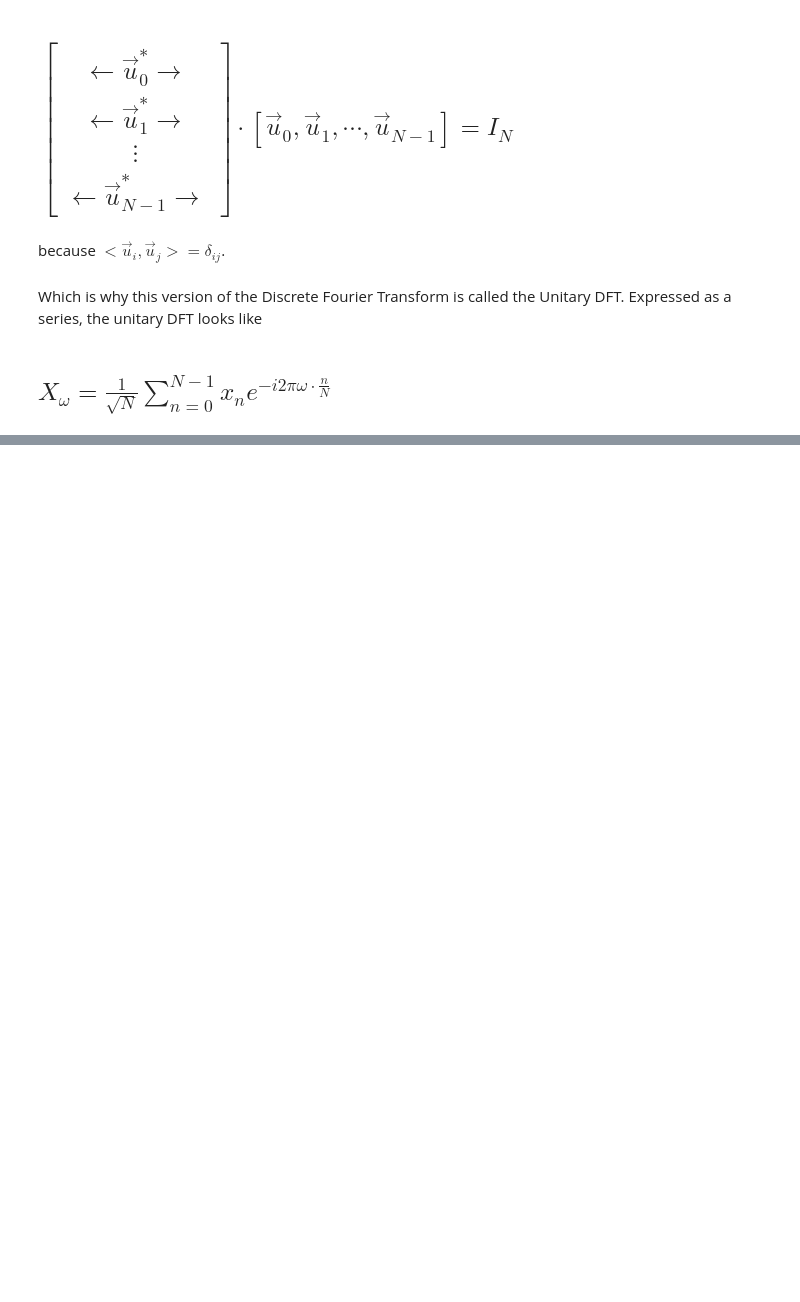
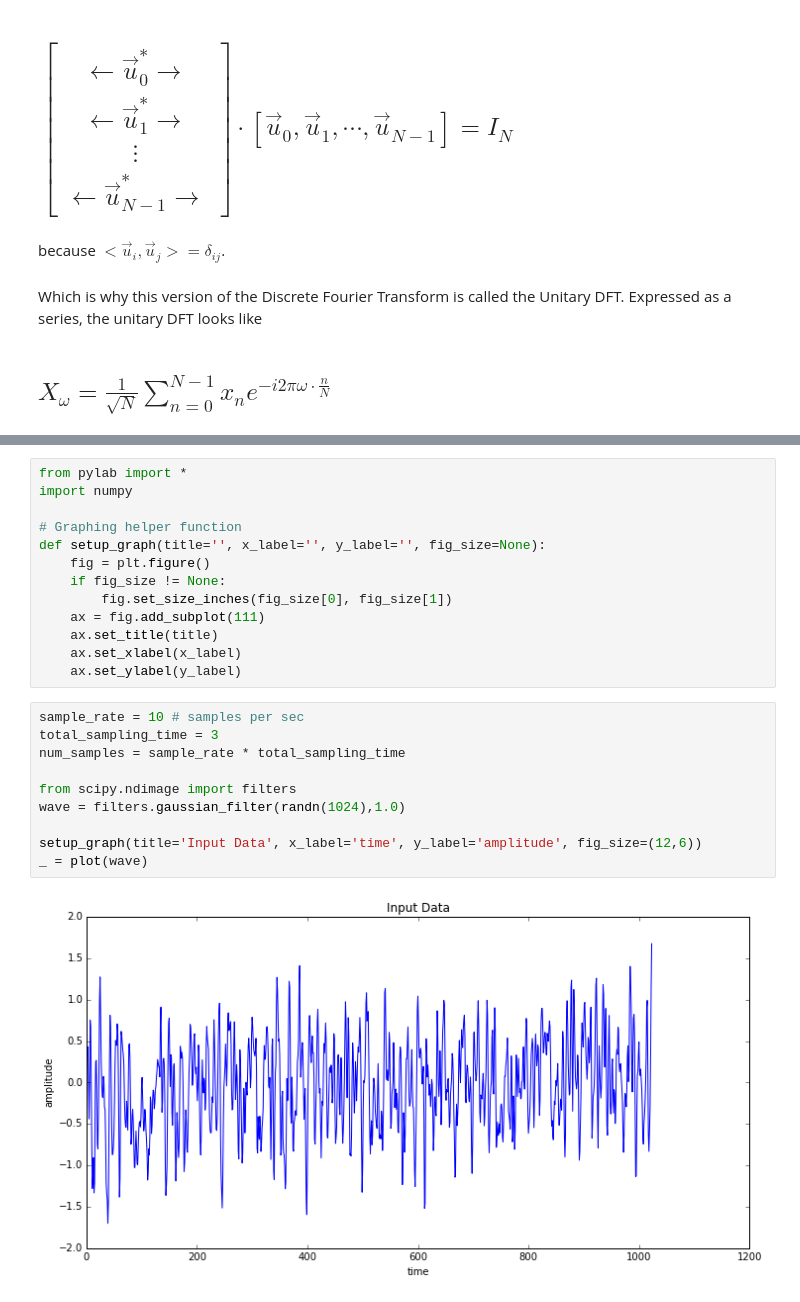
Before and after one commit to kylehovey/Fourier-Transform-Notebook, a Jupyter notebook: The Discrete Fourier Transform.ipynb, the cells around one changed output, grey strips where cells are left out. Saved outputs shown, nothing was run; the diff lists cells and outputs as text; blank space fills up the shorter version.

```diff
--- a/The Discrete Fourier Transform.ipynb
+++ b/The Discrete Fourier Transform.ipynb
@@ -142,0 +153,25 @@ Which is why this version of the Discrete Fourier Transform is called the Unitar
+# %%
+from pylab import *
+import numpy
+
+# Graphing helper function
+def setup_graph(title='', x_label='', y_label='', fig_size=None):
+    fig = plt.figure()
+    if fig_size != None:
+        fig.set_size_inches(fig_size[0], fig_size[1])
+    ax = fig.add_subplot(111)
+    ax.set_title(title)
+    ax.set_xlabel(x_label)
+    ax.set_ylabel(y_label)
+# %%
+sample_rate = 10 # samples per sec
+total_sampling_time = 3
+num_samples = sample_rate * total_sampling_time
+
+from scipy.ndimage import filters
+wave = filters.gaussian_filter(randn(1024),1.0)
+
+setup_graph(title='Input Data', x_label='time', y_label='amplitude', fig_size=(12,6))
+_ = plot(wave)
+# %% [output]
+[figure, added]
```
Also changed, not shown: parts of 10 cells of this notebook.
